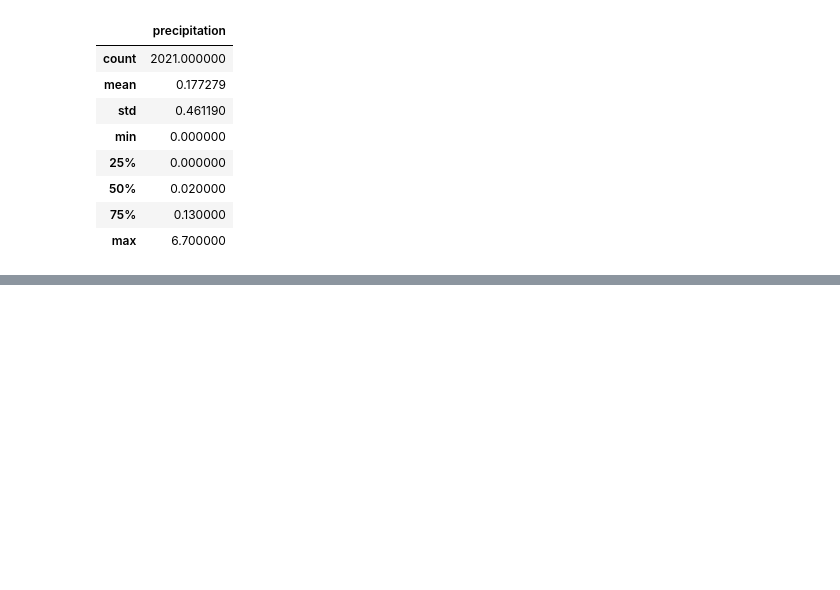
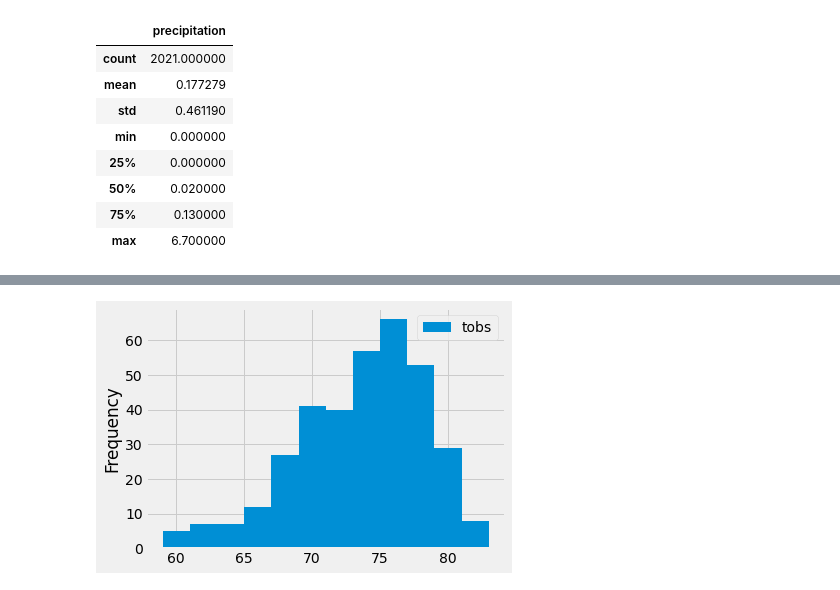
Before and after one commit to rsenno/surfs_up, a Jupyter notebook: Surfs_up_practice.ipynb, the cells around one changed output, grey strips where cells are left out. Cells and saved outputs as stored; diff of their text form; code cells hidden in the pictures; blank space fills up the shorter version.

```diff
--- a/Surfs_up_practice.ipynb
+++ b/Surfs_up_practice.ipynb
@@ -161,0 +196,9 @@ df.describe()
+# %%
+# Plot the Highest Number of Observations (9.3.4)
+# Measurement.tobs in order to get our total observations count,
+# and filter out all the stations except the most active station.
+# results = session.query(Measurement.tobs).filter(Measurement.station == 'USC00519281')
+# Also filter for the previous year and use .all() to get a list.
+results = session.query(Measurement.tobs).filter(Measurement.station == 'USC00519281').\
+filter(Measurement.date >= prev_year).all()
+print(results)
@@ -161,0 +207,4 @@ df.describe()
+# %%
+# Convert the Temperature Observation Results to a DataFrame
+df = pd.DataFrame(results, columns=['tobs'])
+print(df)
@@ -161,0 +246,6 @@ df.describe()
+# %%
+# Plot the Temperature Observations
+df.plot.hist(bins=12)
+plt.tight_layout()
+# %% [output]
+[figure, added]
```
Also changed, not shown: parts of 8 cells of this notebook.
